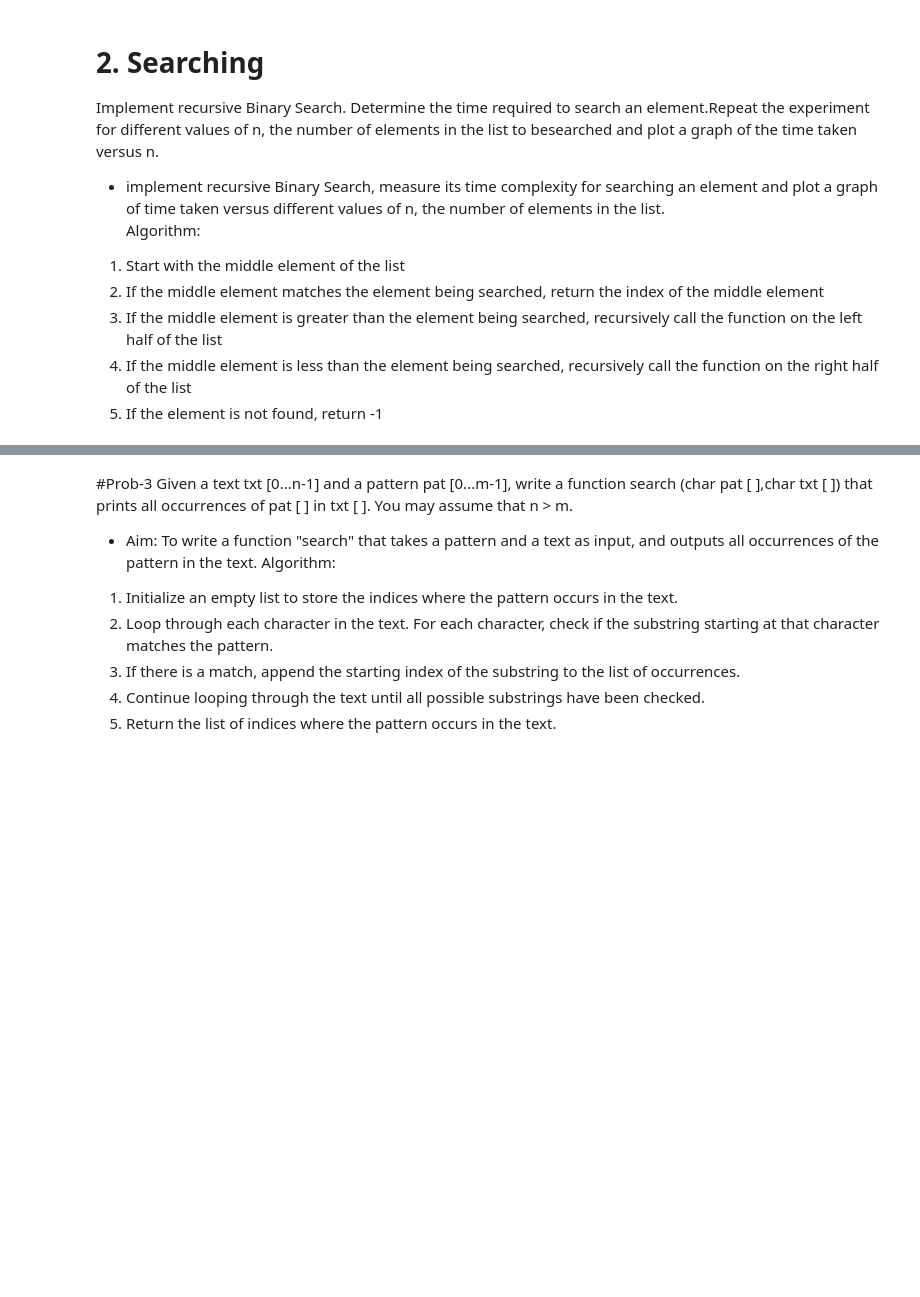
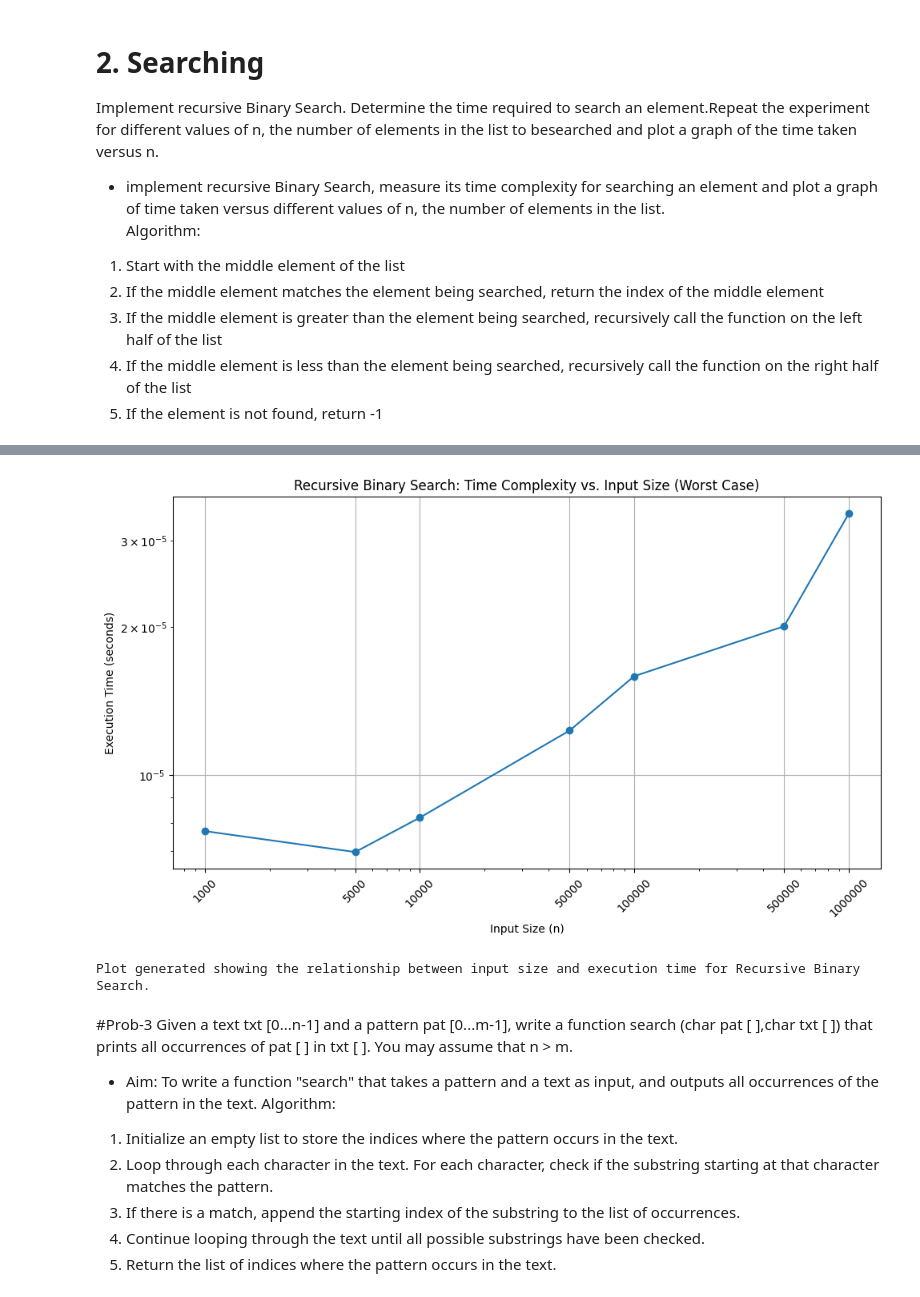
Before and after one commit to mazak-patra/ALGO, a Jupyter notebook: searching.ipynb, the cells around one changed output, grey strips where cells are left out. Drawn from its saved outputs; the diff is of its cells as text; code cells hidden in the pictures; blank space fills up the shorter version.

```diff
--- a/searching.ipynb
+++ b/searching.ipynb
@@ -181,0 +54,70 @@ n=100000: Target Present Time = 0.0310 ms, Target Absent Time = 0.0128 ms
+# %%
+#Prob_2: write code for recursive Binary Search and plot a graph to visualize the relationship between time taken and input size
+
+def recursive_binary_search(data_list, target_element, low=0, high=None):
+
+    if high is None:
+        high = len(data_list) - 1
+
+    if low > high:
+        return -1
+
+    mid = (low + high) // 2
+
+    if data_list[mid] == target_element:
+        return mid
+    elif data_list[mid] > target_element:
+        return recursive_binary_search(data_list, target_element, low, mid - 1)
+    else:
+        return recursive_binary_search(data_list, target_element, mid + 1, high)
+
+
+import random
+import time
+
+input_sizes = [1000, 5000, 10000, 50000, 100000, 500000, 1000000]
+print(f"Defined input sizes: {input_sizes}")
+
+
+def generate_sorted_list(n):
+
+    data_list = [random.randint(0, n * 5) for _ in range(n)]
+    data_list.sort()
+    return data_list
+
+
+import matplotlib.pyplot as plt
+
+execution_times = []
+
+print("Starting experiment for Recursive Binary Search...")
+
+for n in input_sizes:
+    data_list = generate_sorted_list(n)
+
+
+    target_element = data_list[-1]
+
+    start_time = time.perf_counter()
+    recursive_binary_search(data_list, target_element)
+    end_time = time.perf_counter()
+    time_taken = end_time - start_time
+    execution_times.append(time_taken)
+    print(f"n={n}: Time taken = {time_taken:.6f} seconds")
+
+print("Experiment completed. Plotting results...")
+
+plt.figure(figsize=(10, 6))
+plt.plot(input_sizes, execution_times, marker='o', linestyle='-')
+plt.title('Recursive Binary Search: Time Complexity vs. Input Size (Worst Case)')
+plt.xlabel('Input Size (n)')
+plt.ylabel('Execution Time (seconds)')
+plt.grid(True)
+plt.xscale('log')
+plt.yscale('log')
+plt.xticks(input_sizes, labels=[str(n) for n in input_sizes], rotation=45)
+plt.tight_layout()
+plt.show()
+
+print("Plot generated showing the relationship between input size and execution time for Recursive Binary Search.")
+# %% [output]
@@ -182,3 +134,5 @@ n=100000: Target Present Time = 0.0310 ms, Target Absent Time = 0.0128 ms
+[figure, added]
+Plot generated showing the relationship between input size and execution time for Recursive Binary Search.
 # %% [markdown]
 #Prob-3
 Given a text txt [0...n-1] and a pattern pat [0...m-1], write a function search (char pat [ ],char txt [ ]) that prints all occurrences of pat [ ] in txt [ ]. You may assume that n > m.
```
Also changed, not shown: parts of 12 cells of this notebook.
